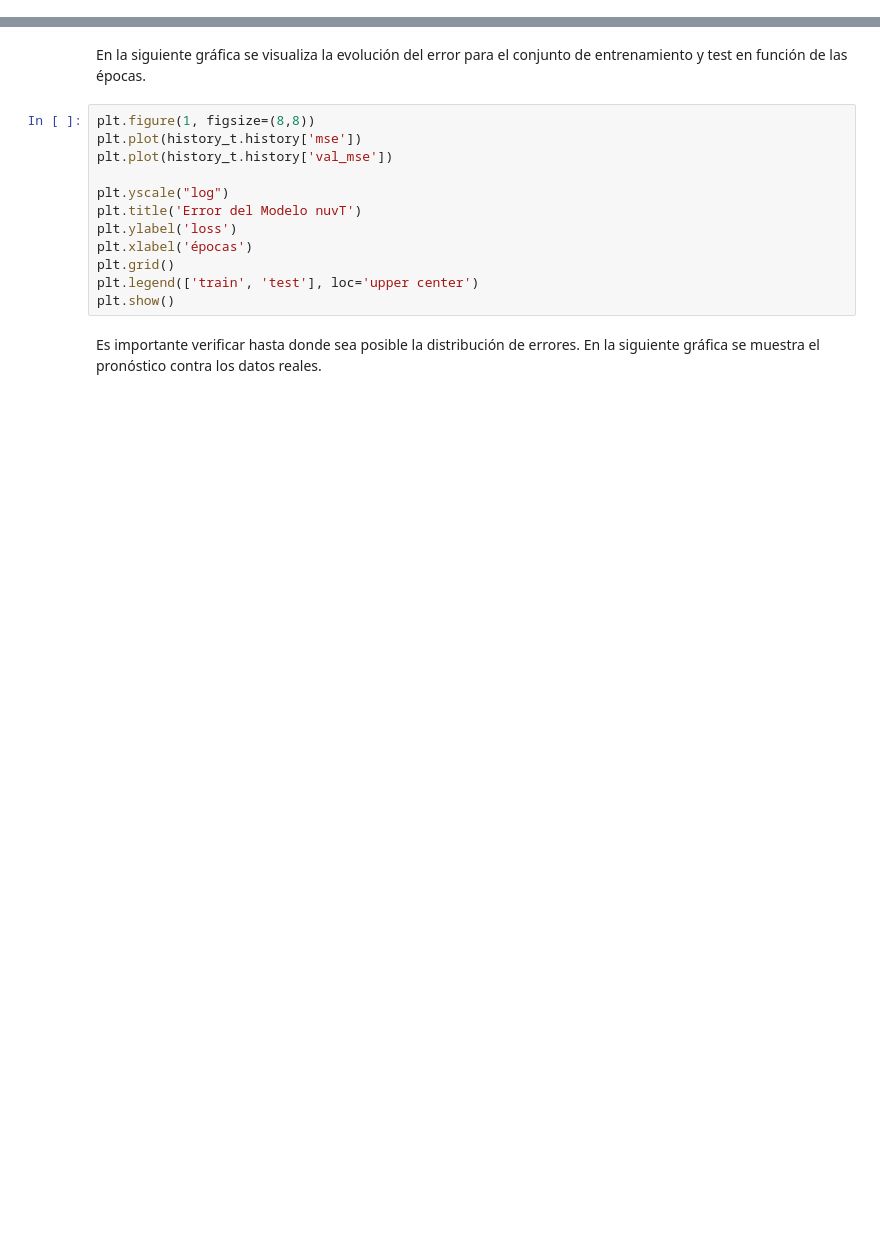
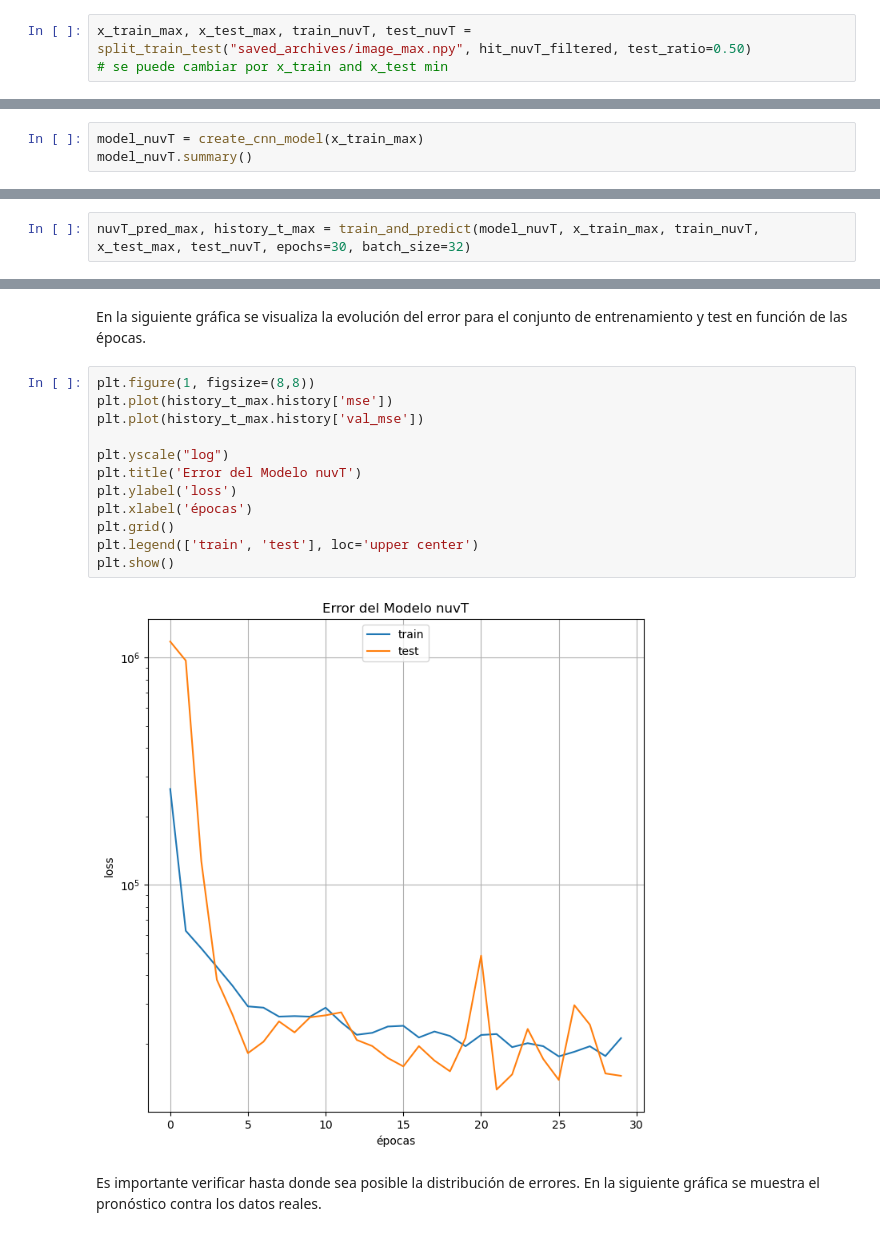
Before and after one commit to CIEMAT-Neutrino/AI_nuvT, a Jupyter notebook: MAIN.ipynb, the cells around one changed output, grey strips where cells are left out. Saved outputs shown, nothing was run; the diff lists cells and outputs as text; blank space fills up the shorter version.

```diff
--- a/MAIN.ipynb
+++ b/MAIN.ipynb
@@ -224,0 +107,3 @@ nuvT_pred = model_nuvT.predict(test_nuvTxarap)
+# %%
+x_train_max, x_test_max, train_nuvT, test_nuvT = split_train_test("saved_archives/image_max.npy", hit_nuvT_filtered, test_ratio=0.50)
+# se puede cambiar por x_train and x_test min
@@ -224,0 +114,3 @@ nuvT_pred = model_nuvT.predict(test_nuvTxarap)
+# %%
+model_nuvT = create_cnn_model(x_train_max)
+model_nuvT.summary()
@@ -224,0 +135,2 @@ nuvT_pred = model_nuvT.predict(test_nuvTxarap)
+# %%
+nuvT_pred_max, history_t_max = train_and_predict(model_nuvT, x_train_max, train_nuvT, x_test_max, test_nuvT, epochs=30, batch_size=32)
@@ -233,16 +165,18 @@ print('RECM_nuvT: %.4f' % np.sqrt((testScoreECM_nuvT)))
 En la siguiente gráfica se visualiza la evolución del error para el conjunto de entrenamiento y test en función de las épocas.
 # %%
 plt.figure(1, figsize=(8,8))
-plt.plot(history_t.history['mse'])
-plt.plot(history_t.history['val_mse'])
+plt.plot(history_t_max.history['mse'])
+plt.plot(history_t_max.history['val_mse'])
 
 plt.yscale("log")
 plt.title('Error del Modelo nuvT')
 plt.ylabel('loss')
 plt.xlabel('épocas')
 plt.grid()
 plt.legend(['train', 'test'], loc='upper center')
 plt.show()
+# %% [output]
+[figure, added]
 # %% [markdown]
 Es importante verificar hasta donde sea posible la distribución de errores. En la siguiente gráfica se muestra el pronóstico contra los datos reales.
 # %%
```
Also changed, not shown: parts of 40 cells of this notebook, 16 other files.
